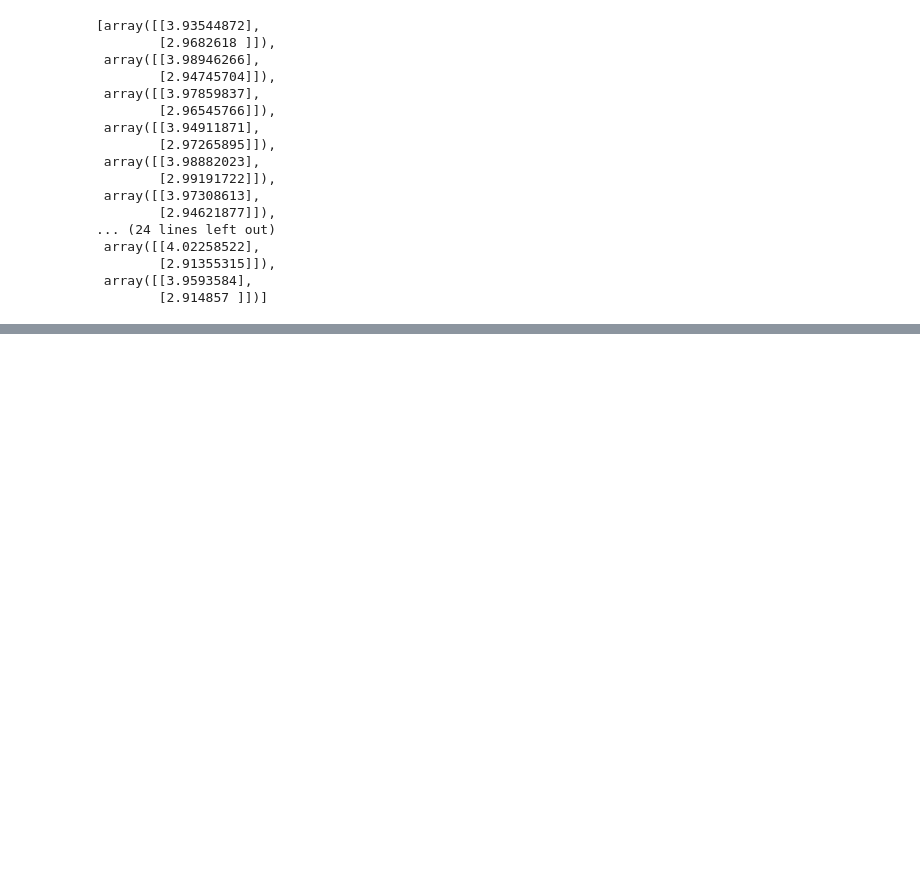
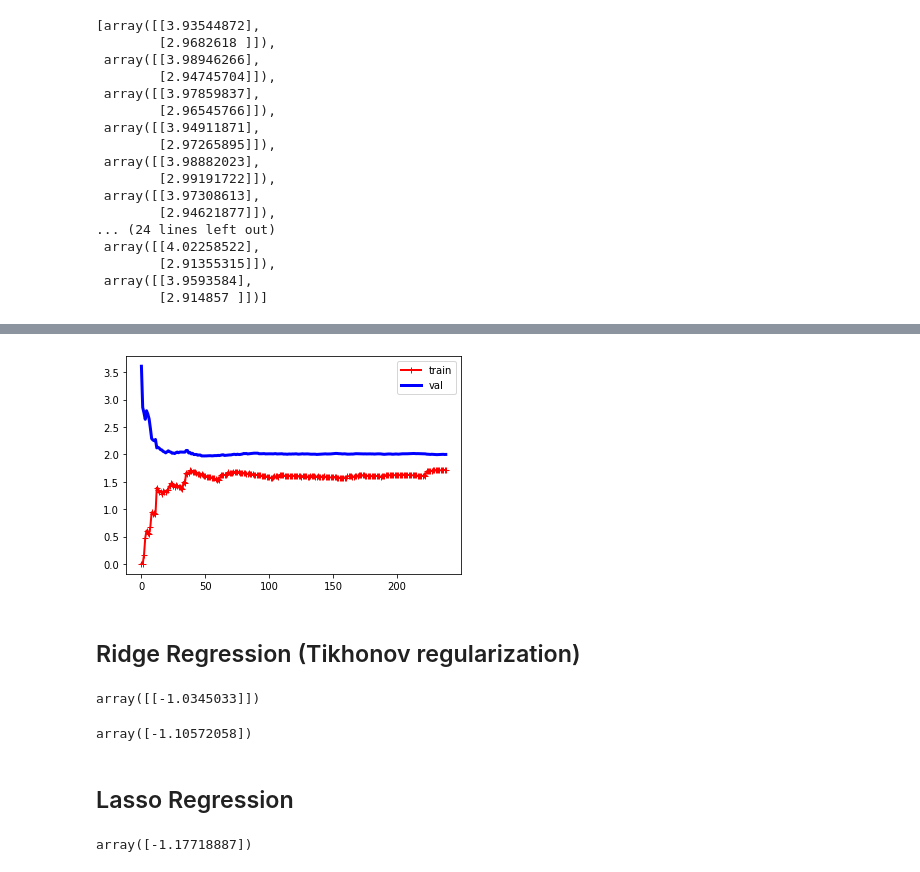
Before and after one commit to abhay-iy97/ml-handson, a Jupyter notebook: linear_models.ipynb, the cells around one changed output, grey strips where cells are left out. Saved outputs shown, nothing was run; the diff lists cells and outputs as text; code cells hidden in the pictures; blank space fills up the shorter version.

```diff
--- a/linear_models.ipynb
+++ b/linear_models.ipynb
@@ -221,0 +324,46 @@ all_theta
+# %%
+#Plotting learning curves
+from sklearn.metrics import mean_squared_error
+from sklearn.model_selection import train_test_split
+
+def plot_LC(model, X, y):
+    X_train, X_val, y_train, y_val = train_test_split(X,y,test_size=0.2)
+    train_errors, val_errors = [], []
+    for m in range(1, len(X_train)):
+        model.fit(X_train[:m], y_train[:m])
+        y_train_predict = model.predict(X_train[:m])
+        y_val_predict = model.predict(X_val)
+        train_errors.append(mean_squared_error(y_train[:m], y_train_predict))
+        val_errors.append(mean_squared_error(y_val, y_val_predict))
+    plt.plot(np.sqrt(train_errors), 'r-+', linewidth=2, label='train')
+    plt.plot(np.sqrt(val_errors), 'b-', linewidth=3, label='val')
+    plt.legend(loc='best')
+# %%
+lin_reg = LinearRegression()
+plot_LC(lin_reg, X, y)
+# %% [output]
+[figure, added]
+# %% [markdown]
+## Ridge Regression (Tikhonov regularization)
+# %%
+from sklearn.linear_model import Ridge
+ridge_reg = Ridge(alpha=1, solver="cholesky") #cholesky:uses the standard scipy.linalg.solve function to obtain a closed-form solution.
+ridge_reg.fit(X,y)
+ridge_reg.predict([[-0.5]])
+# %% [output]
+array([[-1.0345033]])
+# %%
+sgd_reg = SGDRegressor(penalty='l2')
+sgd_reg.fit(X, y.ravel()) #ravel returns a flattened array
+sgd_reg.predict([[-0.5]])
+# %% [output]
+array([-1.10572058])
+# %% [markdown]
+## Lasso Regression
+# %%
+from sklearn.linear_model import Lasso
+lasso_reg = Lasso(alpha=0.1)
+lasso_reg.fit(X,y)
+lasso_reg.predict([[-0.5]])
+# %% [output]
+array([-1.17718887])
```
Also changed, not shown: parts of 27 cells of this notebook, 1 other file.
